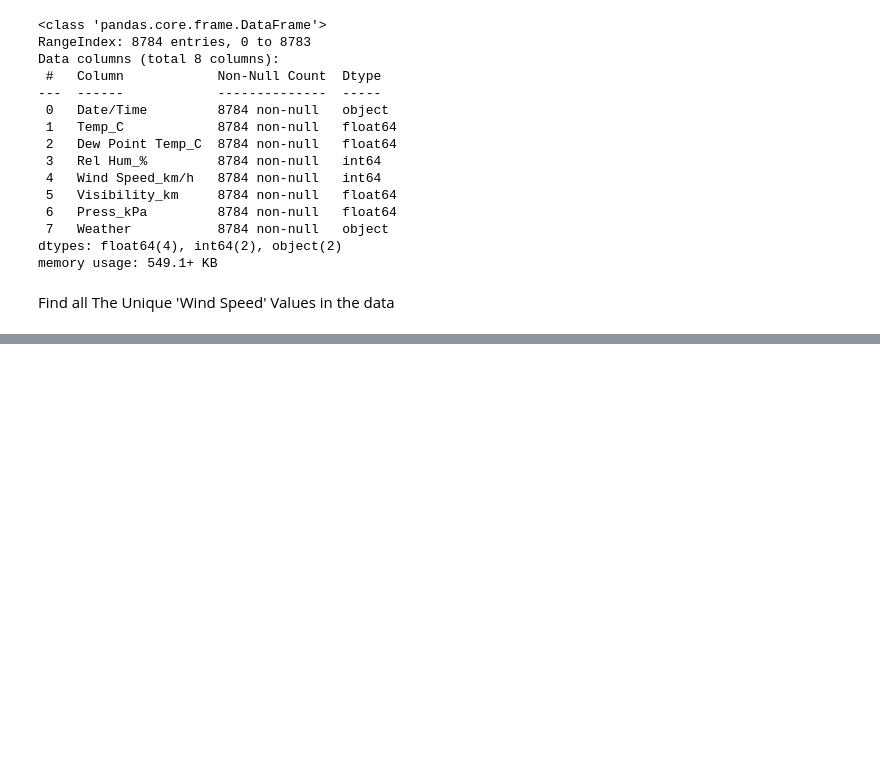
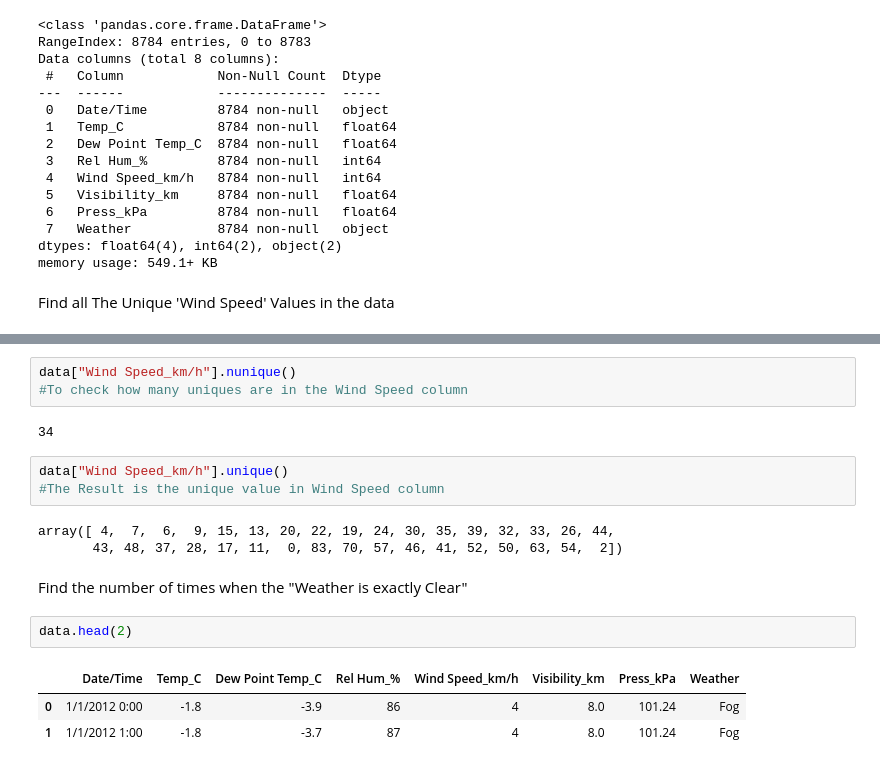
Before and after one commit to davinavc/Data-Analyst, a Jupyter notebook: Weather_data_analyst.ipynb, the cells around one changed output, grey strips where cells are left out. Drawn from its saved outputs; the diff is of its cells as text; blank space fills up the shorter version.

```diff
--- a/Weather_data_analyst.ipynb
+++ b/Weather_data_analyst.ipynb
@@ -143,0 +167,19 @@ Find all The Unique 'Wind Speed' Values in the data
+# %%
+data["Wind Speed_km/h"].nunique()
+#To check how many uniques are in the Wind Speed column
+# %% [output]
+34
+# %%
+data["Wind Speed_km/h"].unique()
+#The Result is the unique value in Wind Speed column
+# %% [output]
+array([ 4,  7,  6,  9, 15, 13, 20, 22, 19, 24, 30, 35, 39, 32, 33, 26, 44,
+       43, 48, 37, 28, 17, 11,  0, 83, 70, 57, 46, 41, 52, 50, 63, 54,  2])
+# %% [markdown]
+Find the number of times when the "Weather is exactly Clear"
+# %%
+data.head(2)
+# %% [output]
+|  | Date/Time | Temp_C | Dew Point Temp_C | Rel Hum_% | Wind Speed_km/h | Visibility_km | Press_kPa | Weather |
+| 0 | 1/1/2012 0:00 | -1.8 | -3.9 | 86 | 4 | 8.0 | 101.24 | Fog |
+| 1 | 1/1/2012 1:00 | -1.8 | -3.7 | 87 | 4 | 8.0 | 101.24 | Fog |
```
Also changed, not shown: parts of 8 cells of this notebook.
